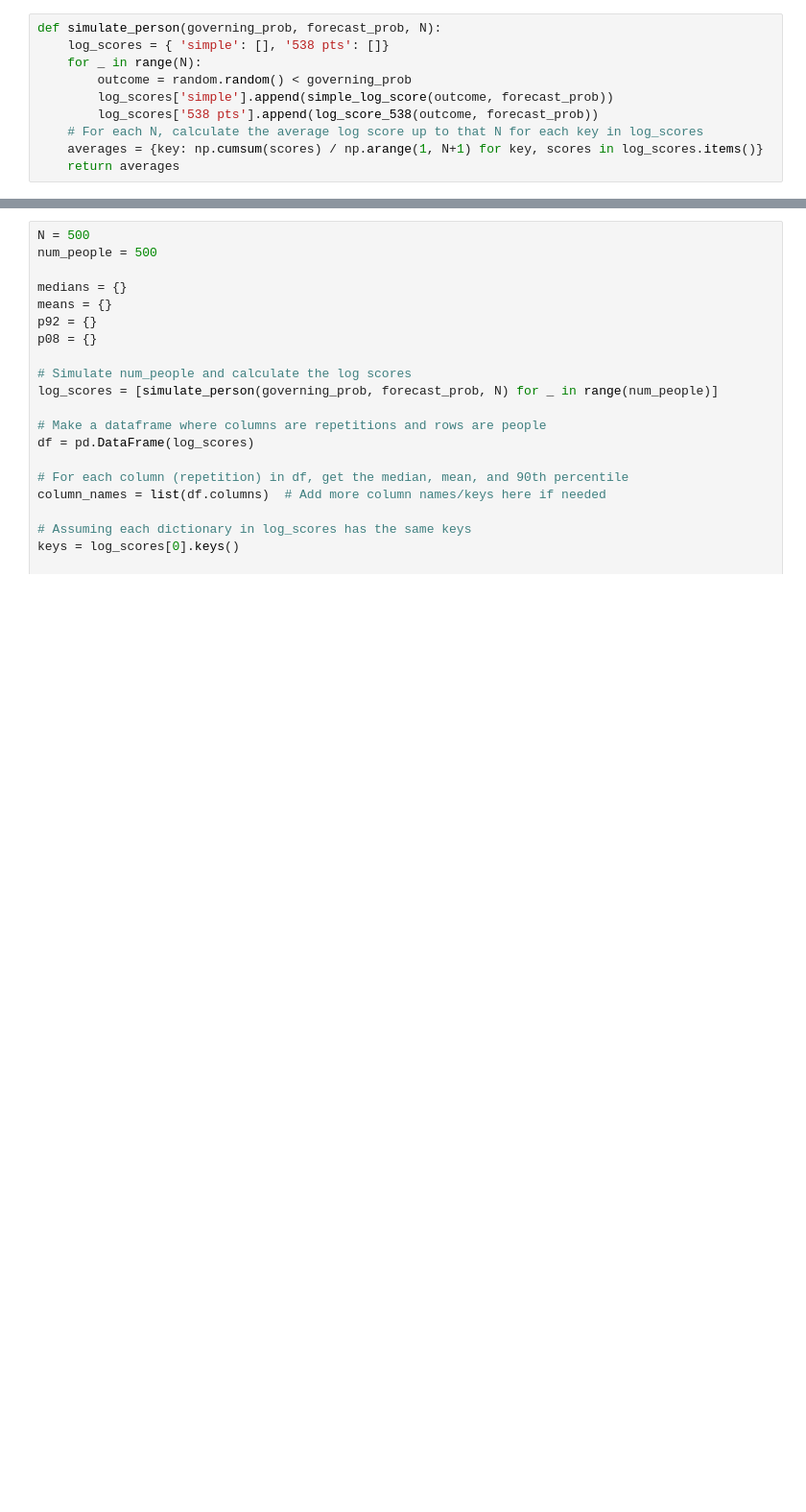
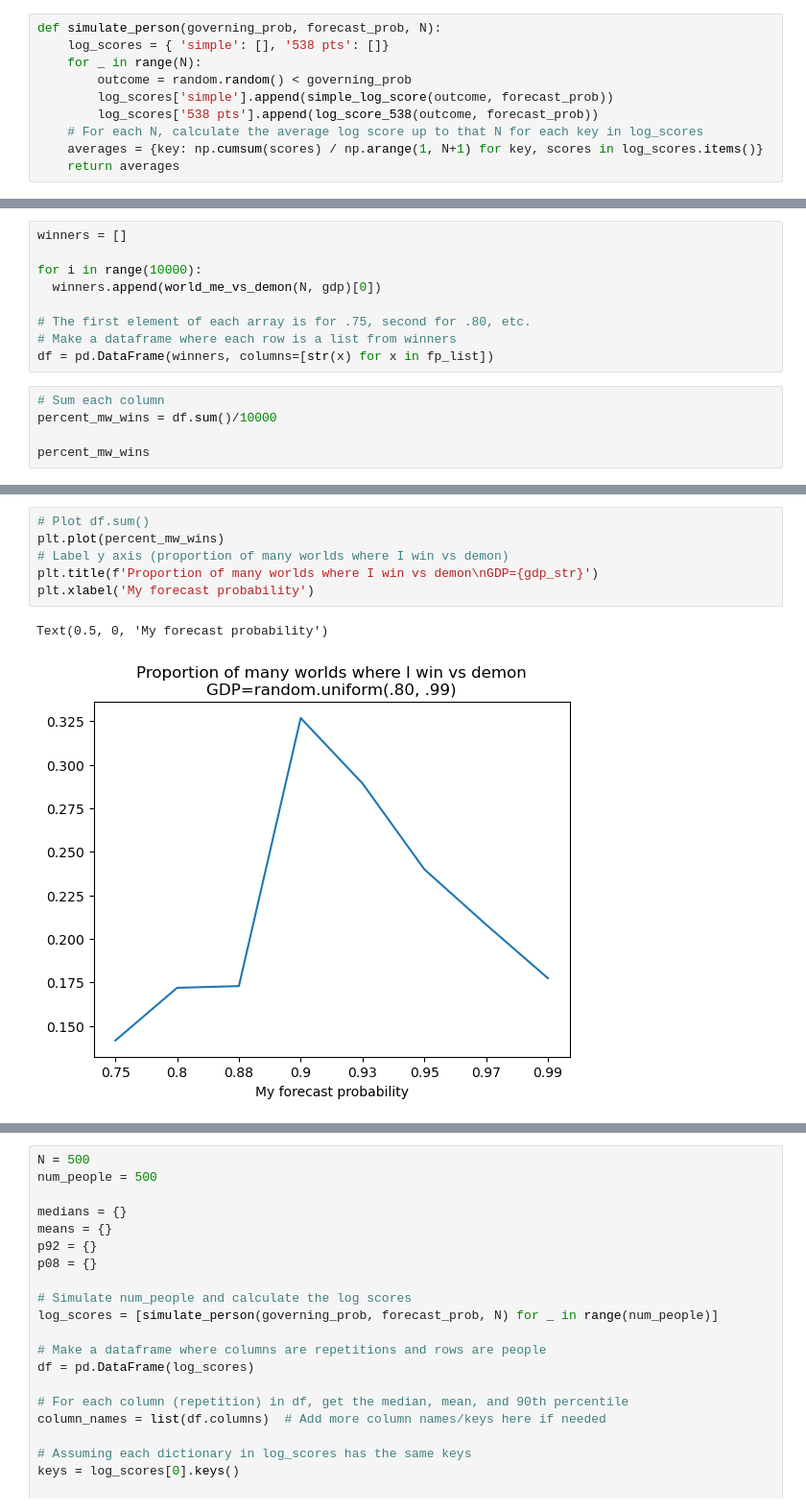
Before and after one commit to hickman-santini/local-proper, a Jupyter notebook: local_proper.ipynb, the cells around one changed output, grey strips where cells are left out. Shown at 96% size. Drawn from its saved outputs; the diff is of its cells as text; blank space fills up the shorter version.

Commit message:
me vs demon take 1

```diff
--- a/local_proper.ipynb
+++ b/local_proper.ipynb
@@ -32,0 +56,14 @@ def simulate_person(governing_prob, forecast_prob, N):
+# %%
+winners = []
+
+for i in range(10000):
+  winners.append(world_me_vs_demon(N, gdp)[0])
+
+# The first element of each array is for .75, second for .80, etc.
+# Make a dataframe where each row is a list from winners
+df = pd.DataFrame(winners, columns=[str(x) for x in fp_list])
+# %%
+# Sum each column
+percent_mw_wins = df.sum()/10000
+
+percent_mw_wins
@@ -33,2 +80,11 @@ def simulate_person(governing_prob, forecast_prob, N):
+# %%
+# Plot df.sum()
+plt.plot(percent_mw_wins)
+# Label y axis (proportion of many worlds where I win vs demon)
+plt.title(f'Proportion of many worlds where I win vs demon\nGDP={gdp_str}')
+plt.xlabel('My forecast probability')
+# %% [output]
+Text(0.5, 0, 'My forecast probability')
+[figure, added]
 # %%
 np.cumsum([1,2,3,4]) / np.arange(1, 5)
```
Also changed, not shown: parts of 4 cells of this notebook.
